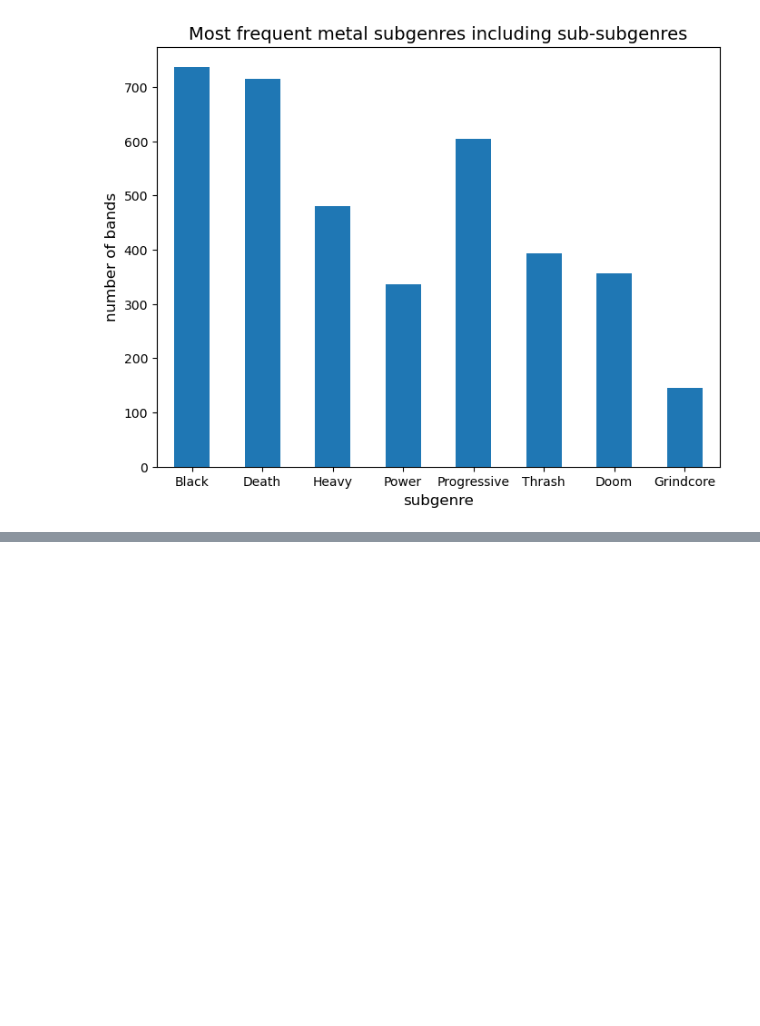
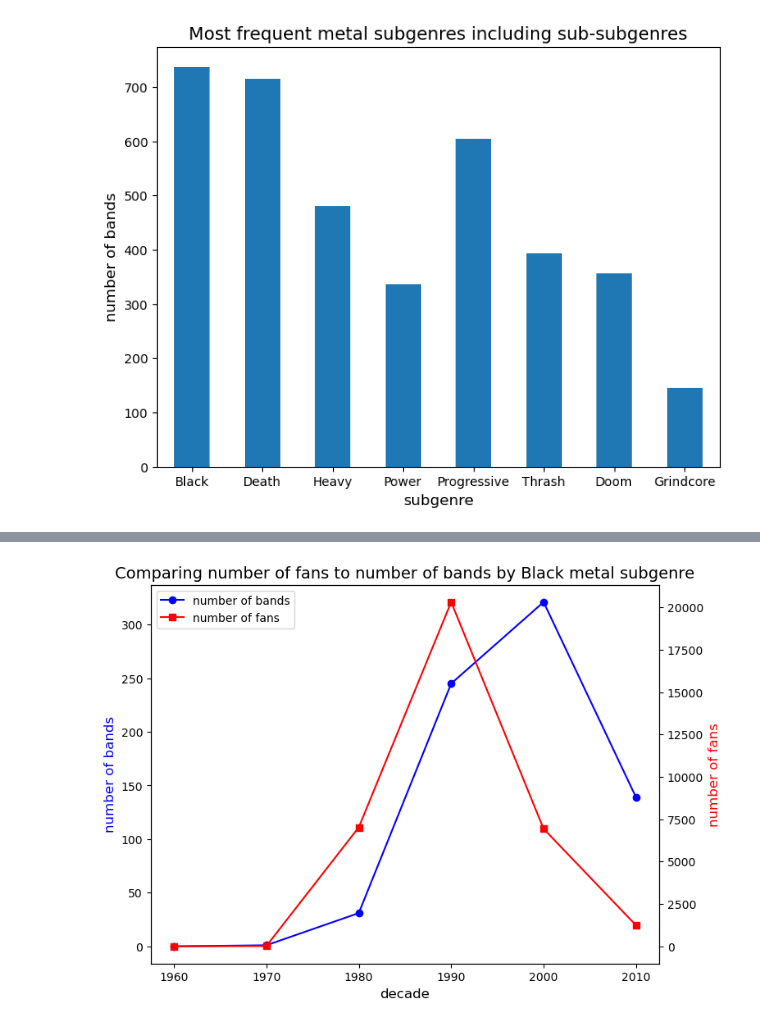
Before and after one commit to RavinderRai/metal_bands_by_nation, a Jupyter notebook: Metal_Bands_Analysis.ipynb, the cells around one changed output, grey strips where cells are left out. Cells and saved outputs as stored; diff of their text form; code cells hidden in the pictures; blank space fills up the shorter version.

Commit message:
finished plots

```diff
--- a/Metal_Bands_Analysis.ipynb
+++ b/Metal_Bands_Analysis.ipynb
@@ -407,16 +303,0 @@ def comparison_plot(ax, style, df):
-# %%
-fig, ax = plt.subplots(4, 2, figsize=(12, 18))
-
-comparison_plot(ax[0, 0], 'Black', df3)
-comparison_plot(ax[0, 1], 'Death', df3)
-comparison_plot(ax[1, 0], 'Heavy', df3)
-comparison_plot(ax[1, 1], 'Thrash', df3)
-comparison_plot(ax[2, 0], 'Progressive', df3)
-comparison_plot(ax[2, 1], 'Power', df3)
-comparison_plot(ax[3, 0], 'Doom', df3)
-comparison_plot(ax[3, 1], 'Grindcore', df3)
-
-fig.supylabel('number of bands')
-fig.supxlabel('decade')
-fig.suptitle('Comparing')
-plt.show()
@@ -424,0 +377,24 @@ plt.show()
+# %%
+def comparison_plot(style, df):
+    fig, ax = plt.subplots()
+
+    p1 = ax.plot(decade_range, freq_count_by_decade(style, df), color = 'blue', label = 'number of bands', marker='o')
+    ax.set_xlabel("decade", fontsize = 12)
+    ax.set_ylabel("number of bands", fontsize=12, color = 'blue')
+    ax.set_title('Comparing number of fans to number of bands by {} metal subgenre'.format(style), fontsize=14)
+
+    ax2 = ax.twinx()
+    p2 = ax2.plot(decade_range, fans_sum(style, df), color='red', label = 'number of fans', marker='s')
+    ax2.set_ylabel("number of fans", fontsize=12, color = 'red')
+
+    #burrowed following code from this link, which get one single legend for both of these plots
+    #https://stackoverflow.com/questions/5484922/secondary-axis-with-twinx-how-to-add-to-legend
+    ps = p1+p2
+    labs = [p.get_label() for p in ps]
+    ax.legend(ps, labs, loc=0)
+
+    plt.show()
+# %%
+comparison_plot('Black', df3)
+# %% [output]
+[figure, added]
```
Also changed, not shown: parts of 27 cells of this notebook.
